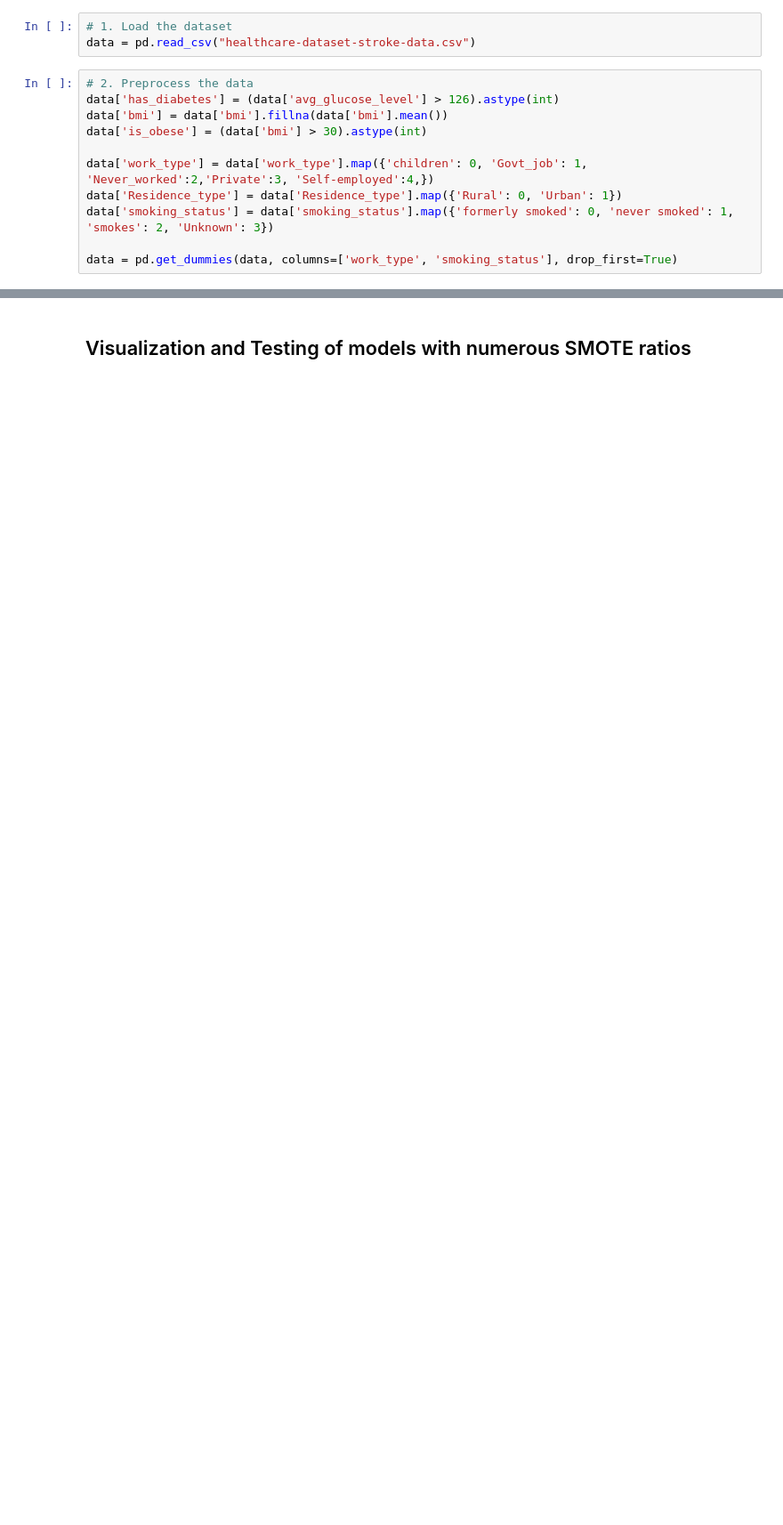
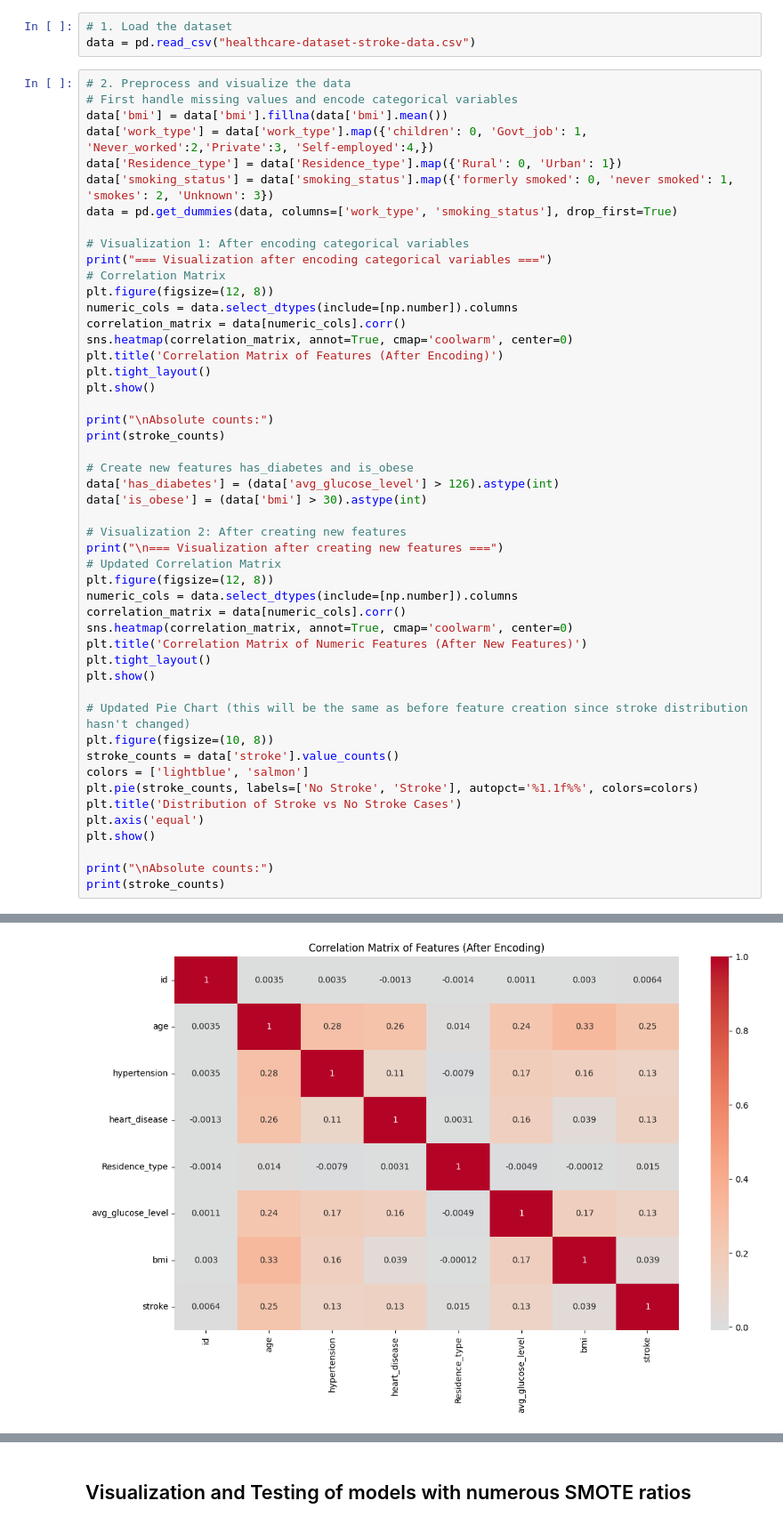
Before and after one commit to Leolife/Stroke-Classification-with-Machine-Learning, a Jupyter notebook: final_project.ipynb, the cells around one changed output, grey strips where cells are left out. Shown at 89% size. Drawn from its saved outputs; the diff is of its cells as text; blank space fills up the shorter version.

```diff
--- a/final_project.ipynb
+++ b/final_project.ipynb
@@ -36,13 +36,52 @@ classifier_configs = {
 # 1. Load the dataset
 data = pd.read_csv("healthcare-dataset-stroke-data.csv")
 # %%
-# 2. Preprocess the data
-data['has_diabetes'] = (data['avg_glucose_level'] > 126).astype(int)
+# 2. Preprocess and visualize the data
+# First handle missing values and encode categorical variables
 data['bmi'] = data['bmi'].fillna(data['bmi'].mean())
-data['is_obese'] = (data['bmi'] > 30).astype(int)
-
 data['work_type'] = data['work_type'].map({'children': 0, 'Govt_job': 1, 'Never_worked':2,'Private':3, 'Self-employed':4,})
 data['Residence_type'] = data['Residence_type'].map({'Rural': 0, 'Urban': 1})
 data['smoking_status'] = data['smoking_status'].map({'formerly smoked': 0, 'never smoked': 1, 'smokes': 2, 'Unknown': 3})
+data = pd.get_dummies(data, columns=['work_type', 'smoking_status'], drop_first=True)
 
-data = pd.get_dummies(data, columns=['work_type', 'smoking_status'], drop_first=True)
+# Visualization 1: After encoding categorical variables
+print("=== Visualization after encoding categorical variables ===")
+# Correlation Matrix
+plt.figure(figsize=(12, 8))
+numeric_cols = data.select_dtypes(include=[np.number]).columns
+correlation_matrix = data[numeric_cols].corr()
+sns.heatmap(correlation_matrix, annot=True, cmap='coolwarm', center=0)
+plt.title('Correlation Matrix of Features (After Encoding)')
+plt.tight_layout()
+plt.show()
+
+print("\nAbsolute counts:")
+print(stroke_counts)
+
+# Create new features has_diabetes and is_obese
+data['has_diabetes'] = (data['avg_glucose_level'] > 126).astype(int)
+data['is_obese'] = (data['bmi'] > 30).astype(int)
+
+# Visualization 2: After creating new features
+print("\n=== Visualization after creating new features ===")
+# Updated Correlation Matrix
+plt.figure(figsize=(12, 8))
+numeric_cols = data.select_dtypes(include=[np.number]).columns
+correlation_matrix = data[numeric_cols].corr()
+sns.heatmap(correlation_matrix, annot=True, cmap='coolwarm', center=0)
+plt.title('Correlation Matrix of Numeric Features (After New Features)')
+plt.tight_layout()
+plt.show()
+
+# Updated Pie Chart (this will be the same as before feature creation since stroke distribution hasn't changed)
+plt.figure(figsize=(10, 8))
+stroke_counts = data['stroke'].value_counts()
+colors = ['lightblue', 'salmon']
+plt.pie(stroke_counts, labels=['No Stroke', 'Stroke'], autopct='%1.1f%%', colors=colors)
+plt.title('Distribution of Stroke vs No Stroke Cases')
+plt.axis('equal')
+plt.show()
+
+print("\nAbsolute counts:")
+print(stroke_counts)
+# %% [output]
@@ -48,0 +89 @@ data = pd.get_dummies(data, columns=['work_type', 'smoking_status'], drop_first=
+[figure, added]
```
Also changed, not shown: parts of 7 cells of this notebook.
